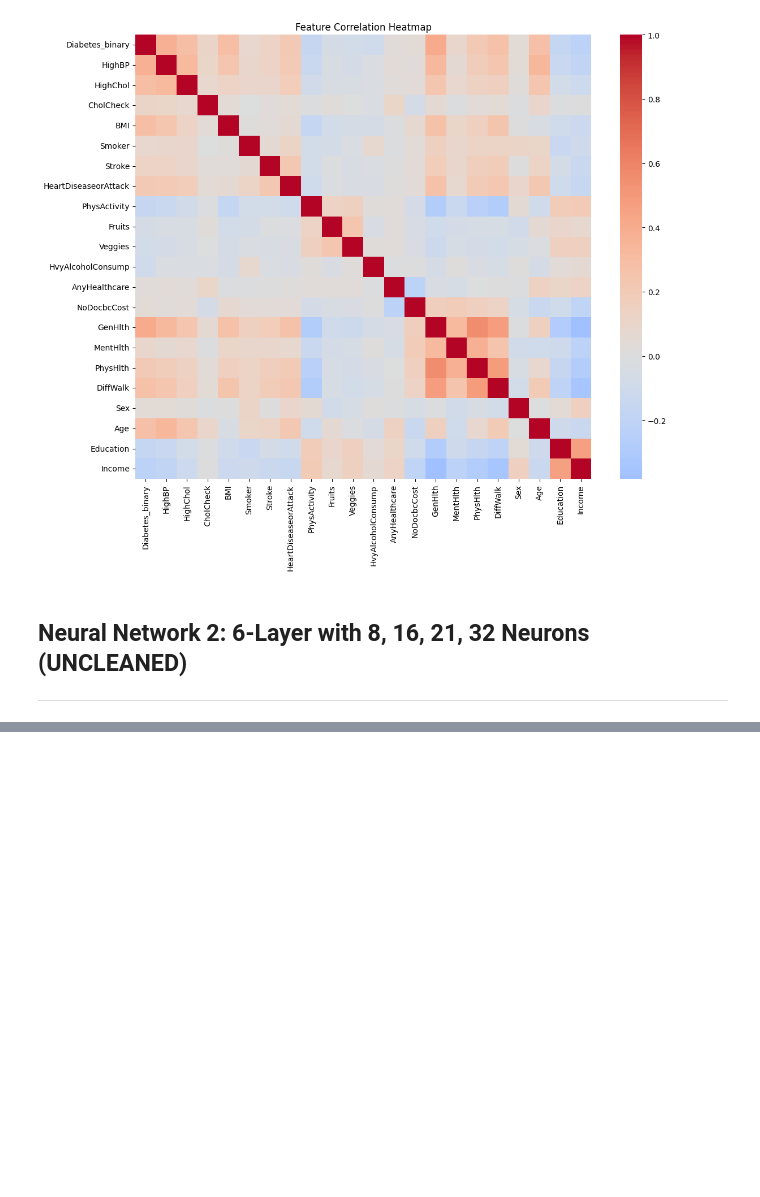
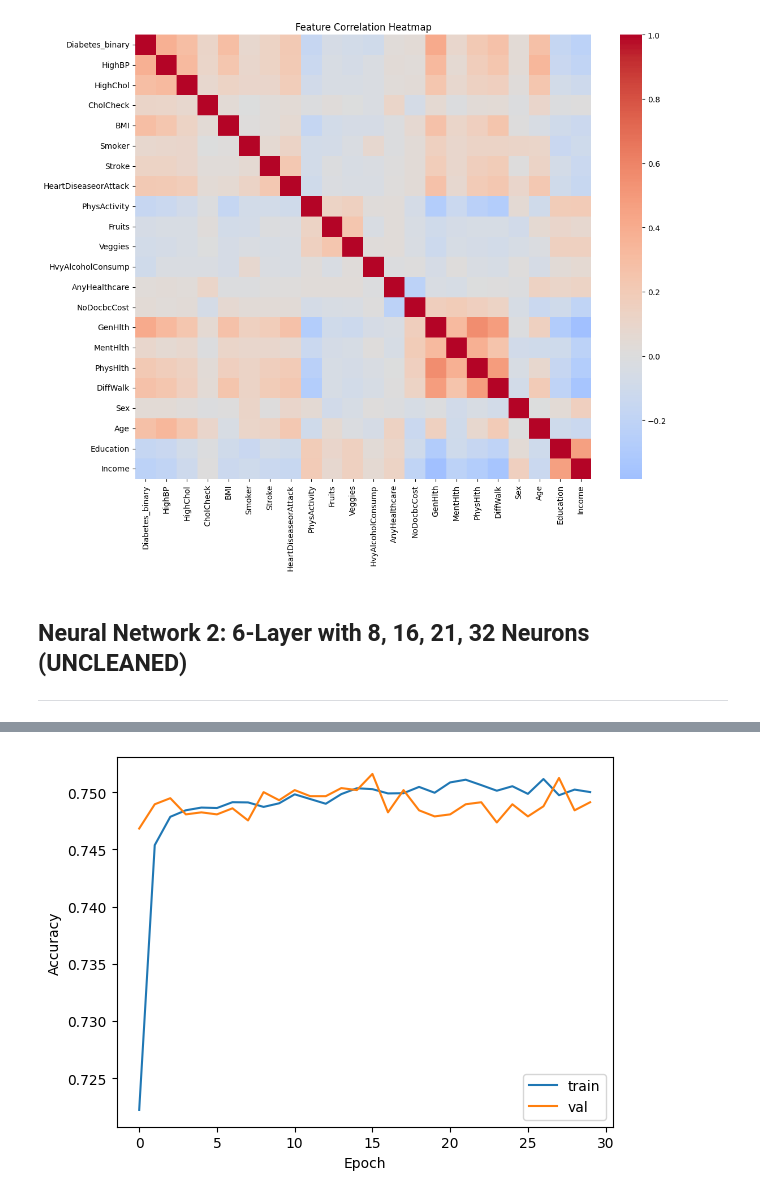
Before and after one commit to LJMurphyy/diabetes-risk-predictor, a Jupyter notebook: ljmurphy.ipynb, the cells around one changed output, grey strips where cells are left out. Cells and saved outputs as stored; diff of their text form; code cells hidden in the pictures; blank space fills up the shorter version.

```diff
--- a/ljmurphy.ipynb
+++ b/ljmurphy.ipynb
@@ -381,0 +384,28 @@ Epoch 20/20
+# %%
+# Cell 2 – Train/Test split & scaling
+X_train, X_test, y_train, y_test = train_test_split(
+    X, y,
+    test_size=0.2,
+    stratify=y,
+    random_state=42
+)
+
+scaler = StandardScaler().fit(X_train)
+X_train = scaler.transform(X_train)
+X_test  = scaler.transform(X_test)
+
+model = Sequential([
+    Dense(8, activation='relu', input_dim=X_train.shape[1]),
+    Dense(8, activation='relu'),
+    Dense(8, activation='relu'),
+    Dense(8, activation='relu'),
+    Dense(1, activation='sigmoid')
+])
+
+model.compile(
+    optimizer='adam',
+    loss='binary_crossentropy',
+    metrics=['accuracy']
+)
+
+model.summary()
@@ -381,0 +430,9 @@ Epoch 20/20
+# %%
+# Cell 4 – Train
+history = model.fit(
+    X_train, y_train,
+    epochs=30,
+    batch_size=32,
+    validation_split=0.1,
+    verbose=2
+)
@@ -381,0 +457,10 @@ Epoch 20/20
+# %%
+# Cell 5 – Plot accuracy curves
+plt.plot(history.history['accuracy'], label='train')
+plt.plot(history.history['val_accuracy'], label='val')
+plt.xlabel('Epoch')
+plt.ylabel('Accuracy')
+plt.legend()
+plt.show()
+# %% [output]
+[figure, added]
```
Also changed, not shown: parts of 29 cells of this notebook.
